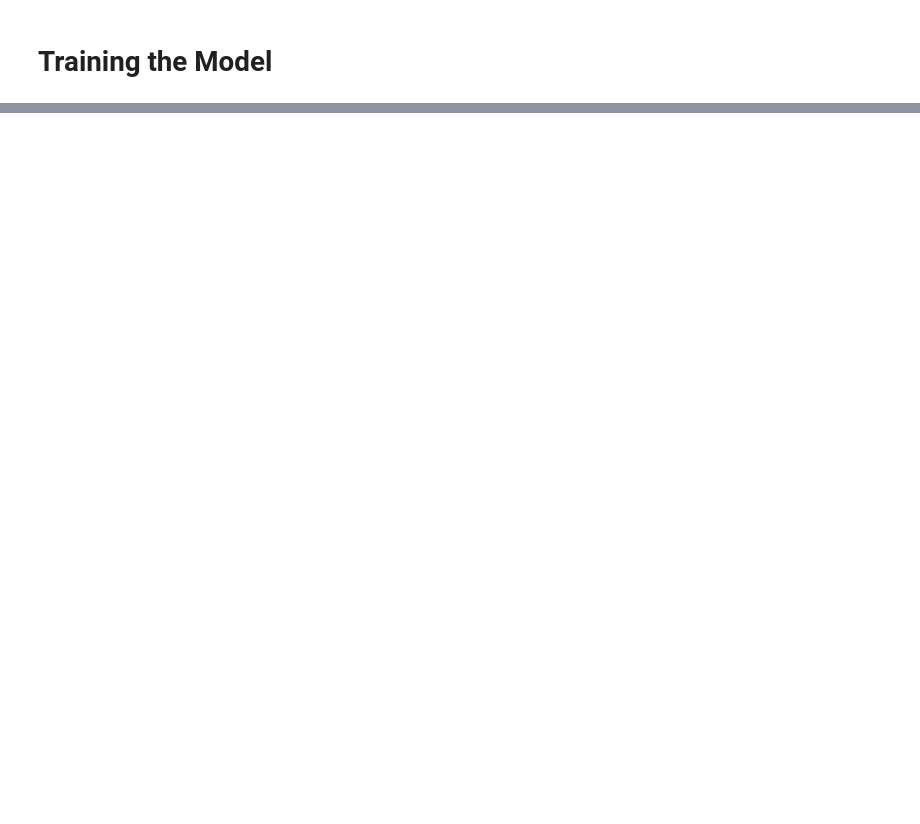
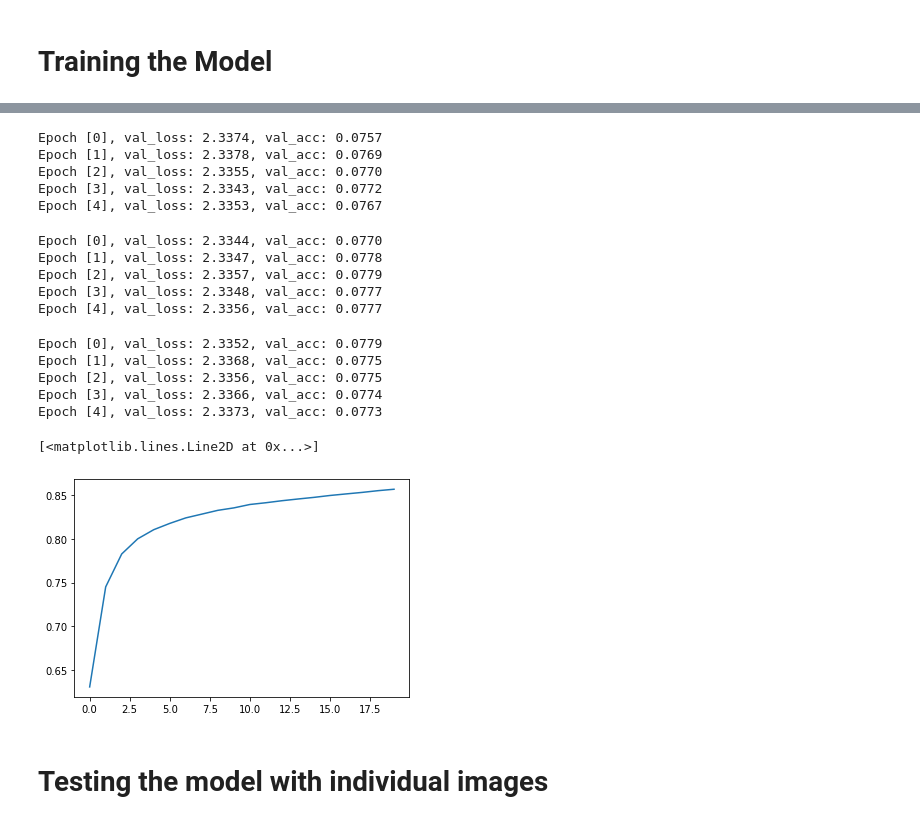
Before and after one commit to sayan0506/Deep-Neural-Network-with-Pytorch-, a Jupyter notebook: Pytorch_for_Deep_Learning_Course(Img_Classification_using_logistic_reg).ipynb, the cells around one changed output, grey strips where cells are left out. Cells and saved outputs as stored; diff of their text form; code cells hidden in the pictures; blank space fills up the shorter version.

```diff
--- a/Pytorch_for_Deep_Learning_Course(Img_Classification_using_logistic_reg).ipynb
+++ b/Pytorch_for_Deep_Learning_Course(Img_Classification_using_logistic_reg).ipynb
@@ -393,0 +447,8 @@ class MnistModel(nn.Module):
+# %%
+history1 = fit(5, 0.001, model, train_dl, validation_dl)
+# %% [output]
+Epoch [0], val_loss: 2.3374, val_acc: 0.0757
+Epoch [1], val_loss: 2.3378, val_acc: 0.0769
+Epoch [2], val_loss: 2.3355, val_acc: 0.0770
+Epoch [3], val_loss: 2.3343, val_acc: 0.0772
+Epoch [4], val_loss: 2.3353, val_acc: 0.0767
@@ -393,0 +457,27 @@ class MnistModel(nn.Module):
+# %%
+
+history2 = fit(5, 0.001, model, train_dl, validation_dl)
+# %% [output]
+Epoch [0], val_loss: 2.3344, val_acc: 0.0770
+Epoch [1], val_loss: 2.3347, val_acc: 0.0778
+Epoch [2], val_loss: 2.3357, val_acc: 0.0779
+Epoch [3], val_loss: 2.3348, val_acc: 0.0777
+Epoch [4], val_loss: 2.3356, val_acc: 0.0777
+# %%
+history3 = fit(5, 0.001, model, train_dl, validation_dl)
+# %% [output]
+Epoch [0], val_loss: 2.3352, val_acc: 0.0779
+Epoch [1], val_loss: 2.3368, val_acc: 0.0775
+Epoch [2], val_loss: 2.3356, val_acc: 0.0775
+Epoch [3], val_loss: 2.3366, val_acc: 0.0774
+Epoch [4], val_loss: 2.3373, val_acc: 0.0773
+# %%
+history = [result0] + history1 + history2 + history3
+# %%
+accuracies = [result['val_acc'] for result in history]
+plt.plot(accuracies)
+# %% [output]
+[<matplotlib.lines.Line2D at 0x...>]
+[figure, added]
+# %% [markdown]
+# Testing the model with individual images
```
Also changed, not shown: parts of 18 cells of this notebook.
